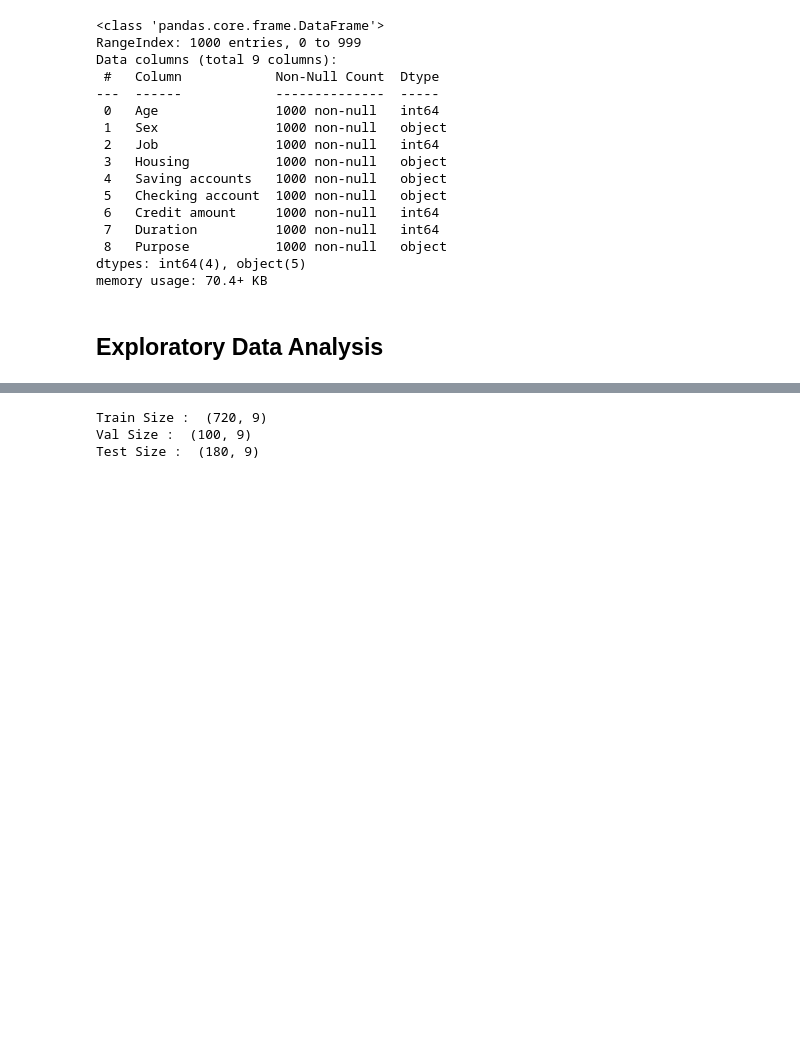
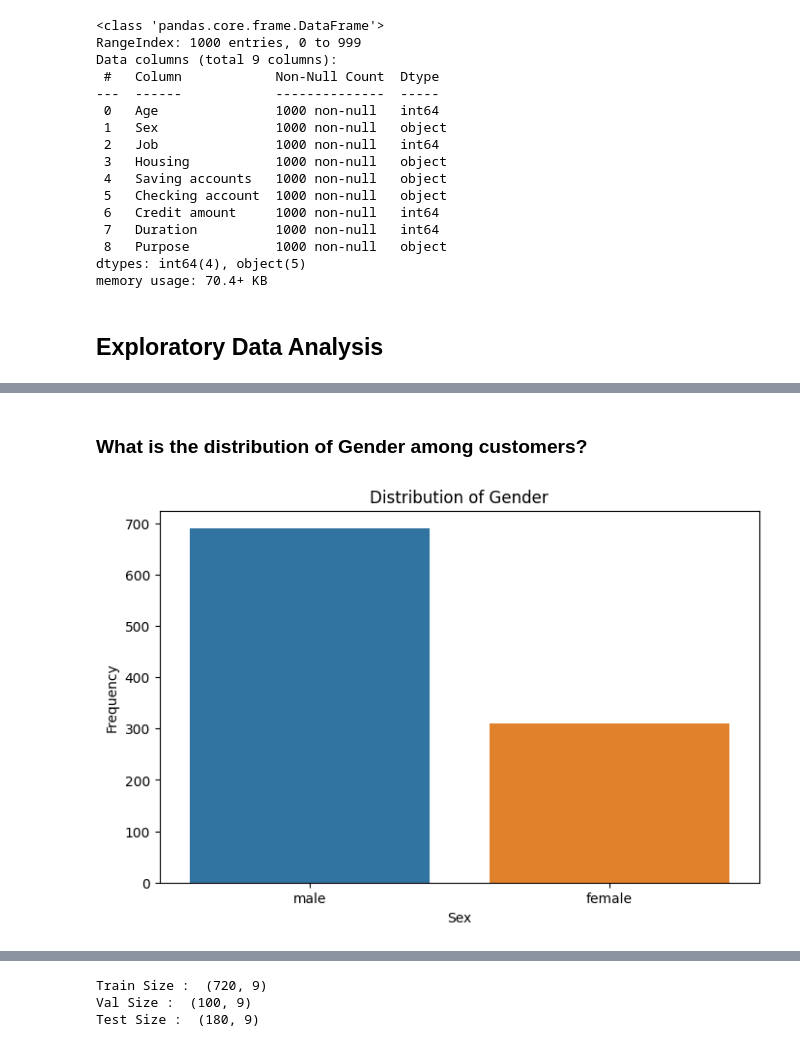
Before and after one commit to salmanfaishal27/german-credit-risk, a Jupyter notebook: script.ipynb, the cells around one changed output, grey strips where cells are left out. Drawn from its saved outputs; the diff is of its cells as text; code cells hidden in the pictures; blank space fills up the shorter version.

```diff
--- a/script.ipynb
+++ b/script.ipynb
@@ -79,0 +79,11 @@ plt.show()
+# %% [markdown]
+### What is the distribution of Gender among customers?
+# %%
+plt.figure(figsize=(8, 5))
+sns.countplot(x='Sex', data=data)
+plt.title('Distribution of Gender')
+plt.xlabel('Sex')
+plt.ylabel('Frequency')
+plt.show()
+# %% [output]
+[figure, added]
```
Also changed, not shown: parts of 32 cells of this notebook.
